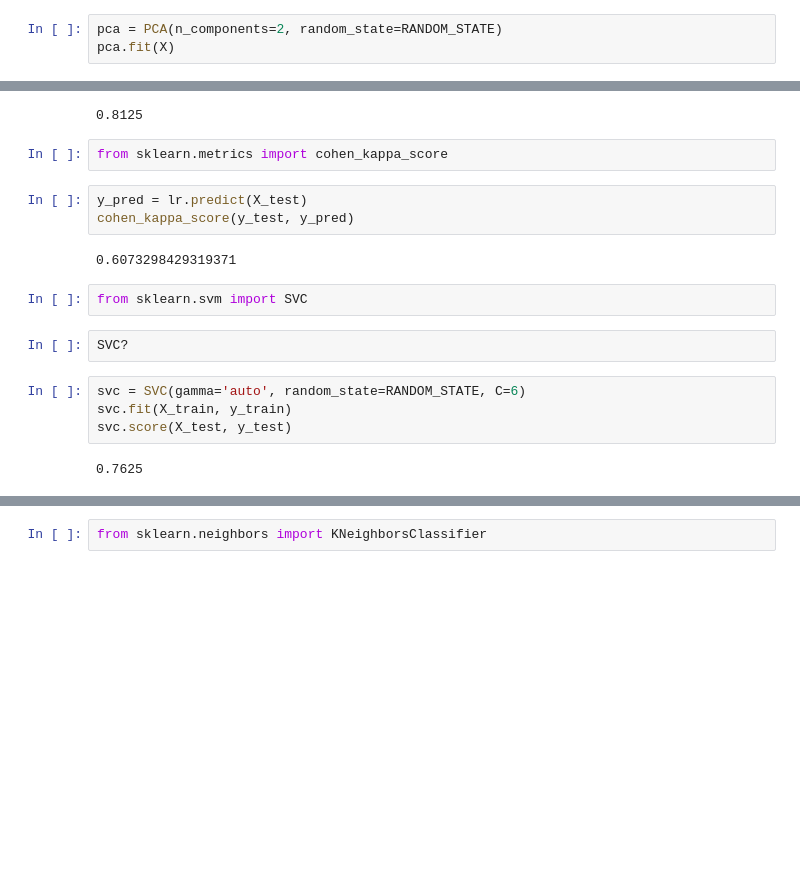
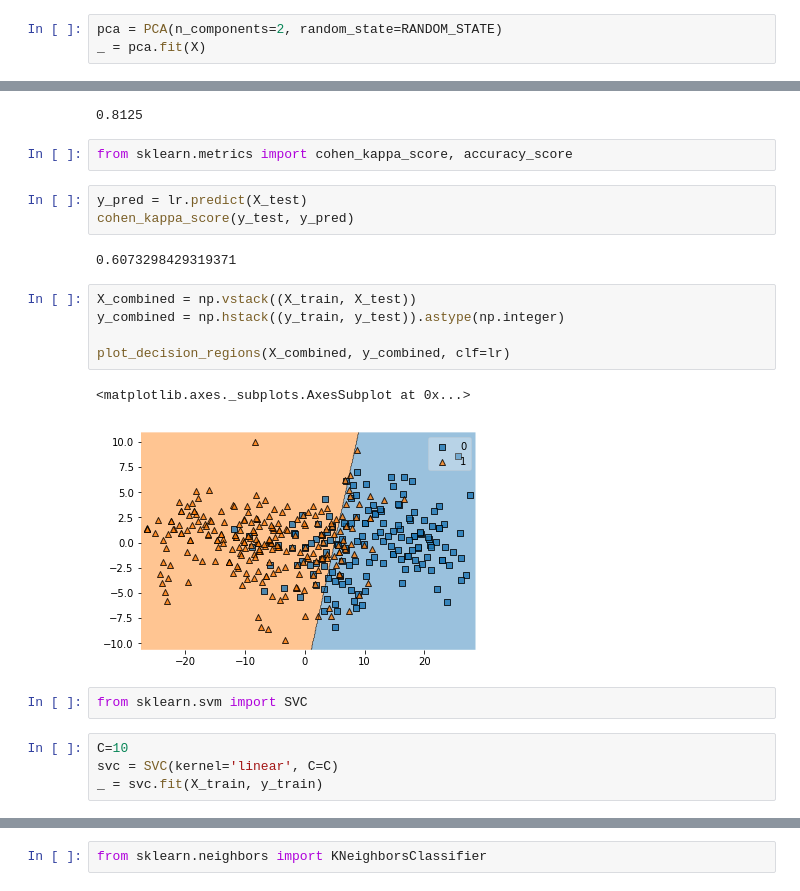
Before and after one commit to dsei210s19-applied-ml-and-dm/ClassificationAssignment, a Jupyter notebook: ClassificationAssignment.ipynb, the cells around one changed output, grey strips where cells are left out. Cells and saved outputs as stored; diff of their text form; blank space fills up the shorter version.

Commit message:
add a new visualization: plot_decision_regions

```diff
--- a/ClassificationAssignment.ipynb
+++ b/ClassificationAssignment.ipynb
@@ -124,4 +126,4 @@ y = df['Chance of Admit']
 from sklearn.decomposition import PCA
 # %%
 pca = PCA(n_components=2, random_state=RANDOM_STATE)
-pca.fit(X)
+_ = pca.fit(X)
@@ -160,22 +159,26 @@ lr.score(X_test, y_test)
 # %% [output]
 0.8125
 # %%
-from sklearn.metrics import cohen_kappa_score
+from sklearn.metrics import cohen_kappa_score, accuracy_score
 # %%
 y_pred = lr.predict(X_test)
 cohen_kappa_score(y_test, y_pred)
 # %% [output]
 0.6073298429319371
+# %%
+X_combined = np.vstack((X_train, X_test))
+y_combined = np.hstack((y_train, y_test)).astype(np.integer)
+
+plot_decision_regions(X_combined, y_combined, clf=lr)
+# %% [output]
+<matplotlib.axes._subplots.AxesSubplot at 0x...>
+[figure, added]
 # %%
 from sklearn.svm import SVC
-# %%
-SVC?
-# %%
-svc = SVC(gamma='auto', random_state=RANDOM_STATE, C=6)
-svc.fit(X_train, y_train)
-svc.score(X_test, y_test)
-# %% [output]
-0.7625
+# %%
+C=10
+svc = SVC(kernel='linear', C=C)
+_ = svc.fit(X_train, y_train)
 # %%
 y_pred = svc.predict(X_test)
 cohen_kappa_score(y_test, y_pred)
```
Also changed, not shown: parts of 12 cells of this notebook.
